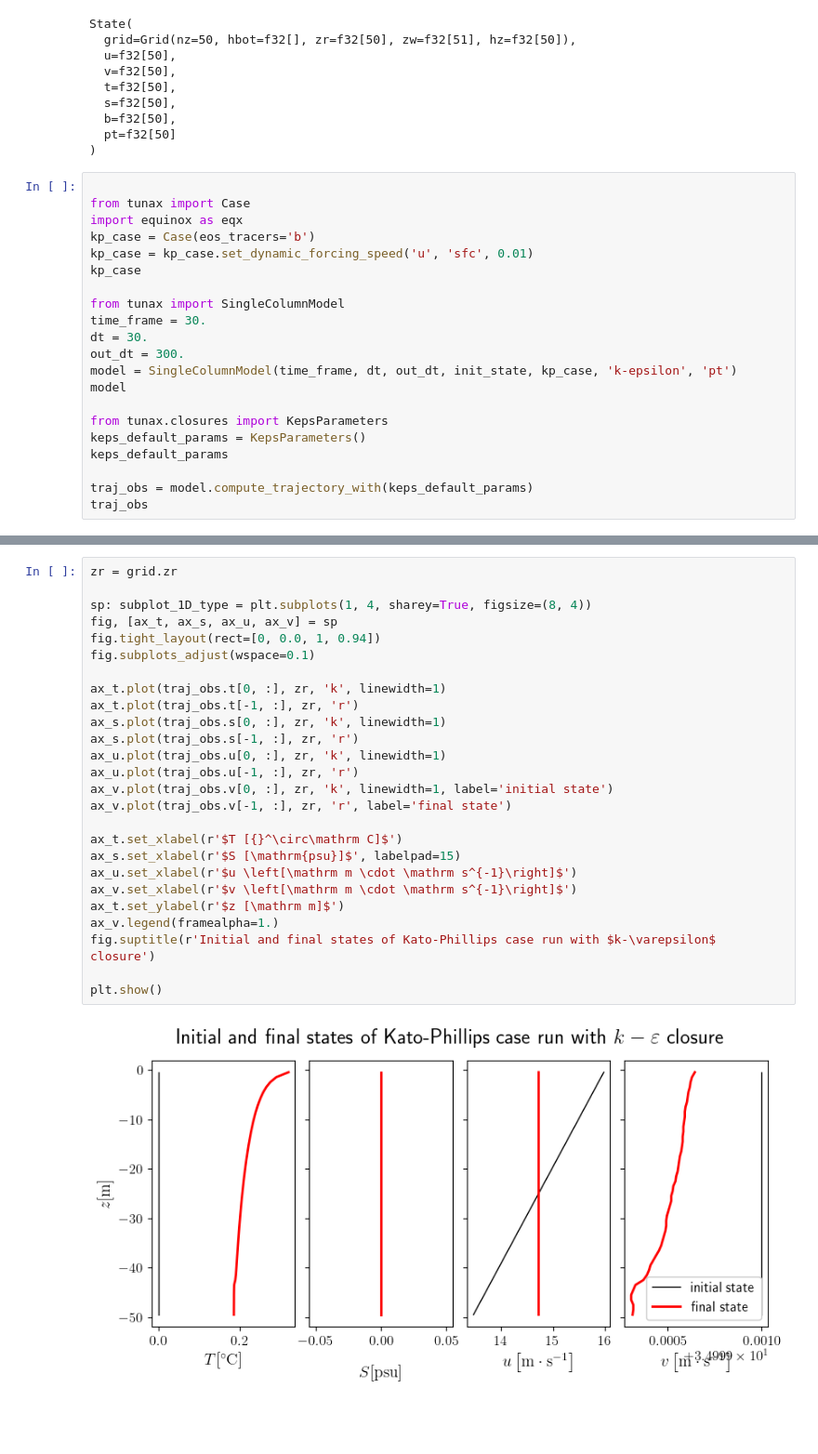
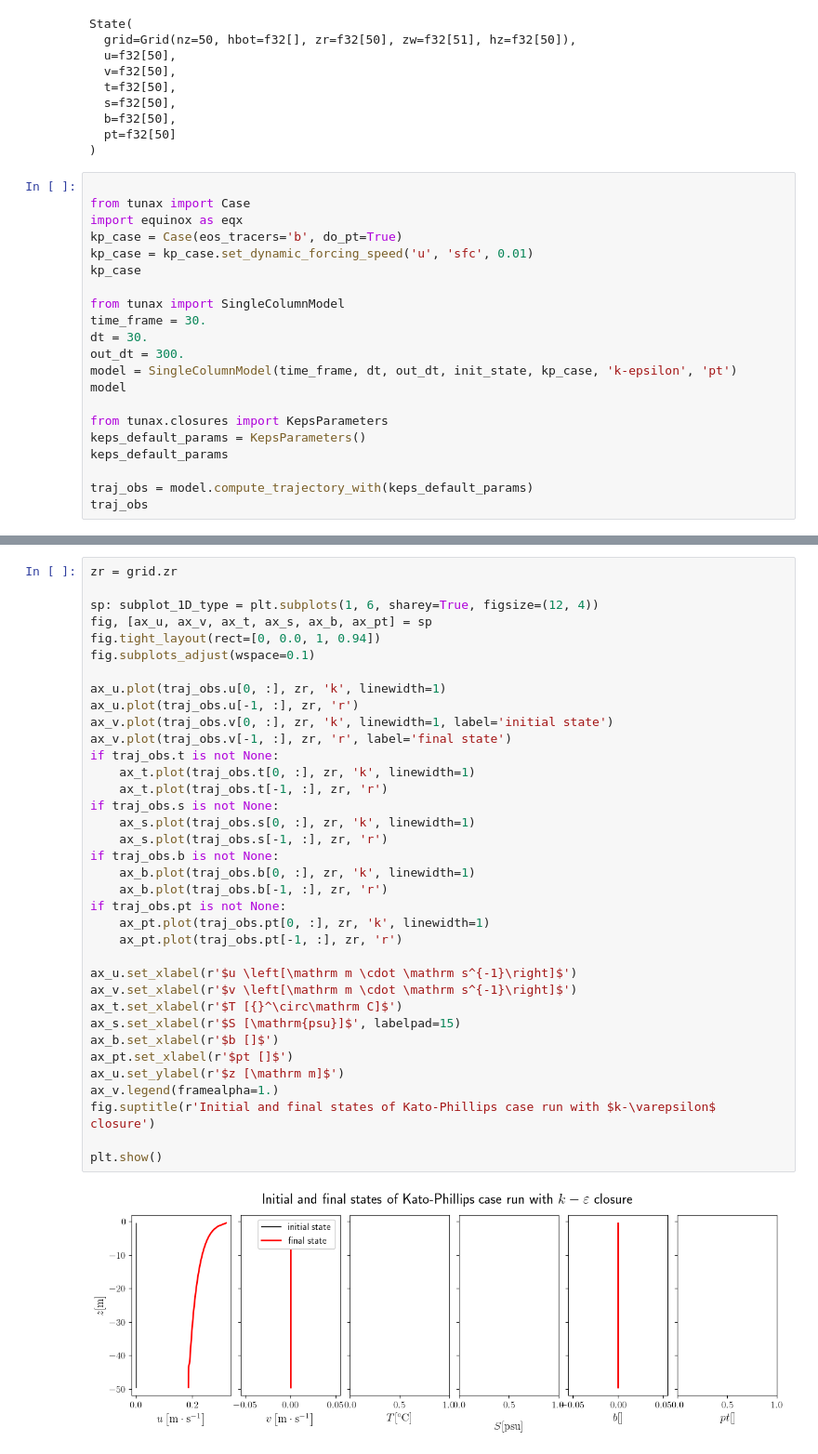
Before and after one commit to meom-group/tunax, a Jupyter notebook: notebooks/k-epsilon_Wagner_LES.ipynb, the cells around one changed output, grey strips where cells are left out. Shown at 93% size. Saved outputs shown, nothing was run; the diff lists cells and outputs as text; blank space fills up the shorter version.

Commit message:
Add buoyancy as eos tracer
- add passive tracer (work in progress)

```diff
--- a/notebooks/k-epsilon_Wagner_LES.ipynb
+++ b/notebooks/k-epsilon_Wagner_LES.ipynb
@@ -150,7 +154,7 @@ State(
 
 from tunax import Case
 import equinox as eqx
-kp_case = Case(eos_tracers='b')
+kp_case = Case(eos_tracers='b', do_pt=True)
 kp_case = kp_case.set_dynamic_forcing_speed('u', 'sfc', 0.01)
 kp_case
 
@@ -173,28 +185,38 @@ TypeError: unhashable type: 'list'
 # %%
 zr = grid.zr
 
-sp: subplot_1D_type = plt.subplots(1, 4, sharey=True, figsize=(8, 4))
-fig, [ax_t, ax_s, ax_u, ax_v] = sp
+sp: subplot_1D_type = plt.subplots(1, 6, sharey=True, figsize=(12, 4))
+fig, [ax_u, ax_v, ax_t, ax_s, ax_b, ax_pt] = sp
 fig.tight_layout(rect=[0, 0.0, 1, 0.94])
 fig.subplots_adjust(wspace=0.1)
 
-ax_t.plot(traj_obs.t[0, :], zr, 'k', linewidth=1)
-ax_t.plot(traj_obs.t[-1, :], zr, 'r')
-ax_s.plot(traj_obs.s[0, :], zr, 'k', linewidth=1)
-ax_s.plot(traj_obs.s[-1, :], zr, 'r')
 ax_u.plot(traj_obs.u[0, :], zr, 'k', linewidth=1)
 ax_u.plot(traj_obs.u[-1, :], zr, 'r')
 ax_v.plot(traj_obs.v[0, :], zr, 'k', linewidth=1, label='initial state')
 ax_v.plot(traj_obs.v[-1, :], zr, 'r', label='final state')
+if traj_obs.t is not None:
+    ax_t.plot(traj_obs.t[0, :], zr, 'k', linewidth=1)
+    ax_t.plot(traj_obs.t[-1, :], zr, 'r')
+if traj_obs.s is not None:
+    ax_s.plot(traj_obs.s[0, :], zr, 'k', linewidth=1)
+    ax_s.plot(traj_obs.s[-1, :], zr, 'r')
+if traj_obs.b is not None:
+    ax_b.plot(traj_obs.b[0, :], zr, 'k', linewidth=1)
+    ax_b.plot(traj_obs.b[-1, :], zr, 'r')
+if traj_obs.pt is not None:
+    ax_pt.plot(traj_obs.pt[0, :], zr, 'k', linewidth=1)
+    ax_pt.plot(traj_obs.pt[-1, :], zr, 'r')
 
+ax_u.set_xlabel(r'$u \left[\mathrm m \cdot \mathrm s^{-1}\right]$')
+ax_v.set_xlabel(r'$v \left[\mathrm m \cdot \mathrm s^{-1}\right]$')
 ax_t.set_xlabel(r'$T [{}^\circ\mathrm C]$')
 ax_s.set_xlabel(r'$S [\mathrm{psu}]$', labelpad=15)
-ax_u.set_xlabel(r'$u \left[\mathrm m \cdot \mathrm s^{-1}\right]$')
-ax_v.set_xlabel(r'$v \left[\mathrm m \cdot \mathrm s^{-1}\right]$')
-ax_t.set_ylabel(r'$z [\mathrm m]$')
+ax_b.set_xlabel(r'$b []$')
+ax_pt.set_xlabel(r'$pt []$')
+ax_u.set_ylabel(r'$z [\mathrm m]$')
 ax_v.legend(framealpha=1.)
 fig.suptitle(r'Initial and final states of Kato-Phillips case run with $k-\varepsilon$ closure')
 
 plt.show()
 # %% [output]
-[figure, old version]
+[figure, new version]
```
Also changed, not shown: parts of 5 cells of this notebook, 4 other files.
